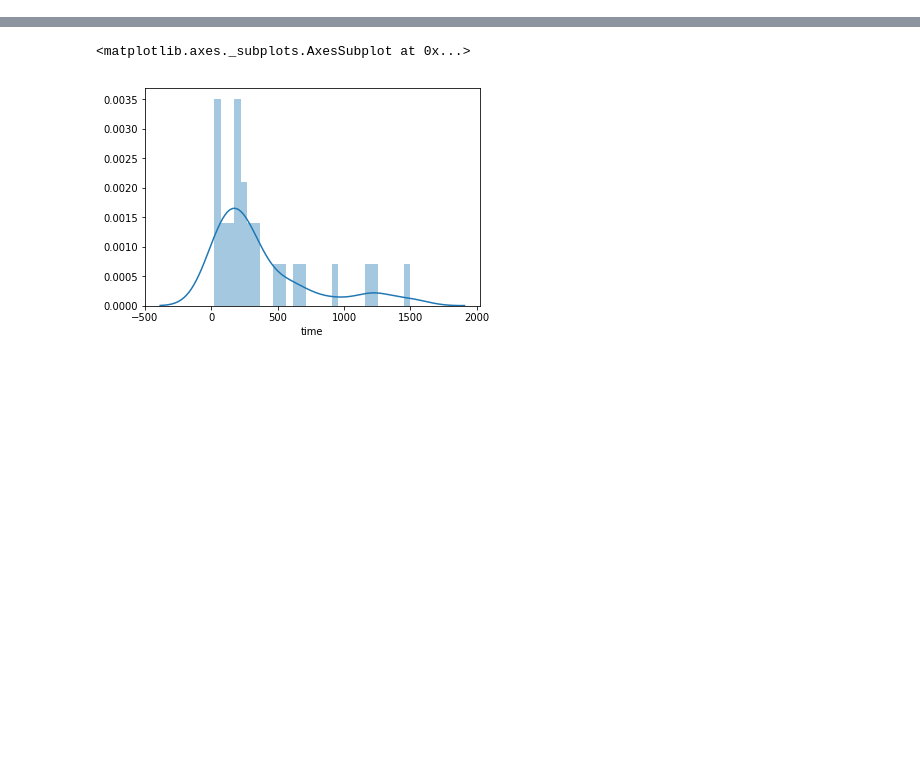
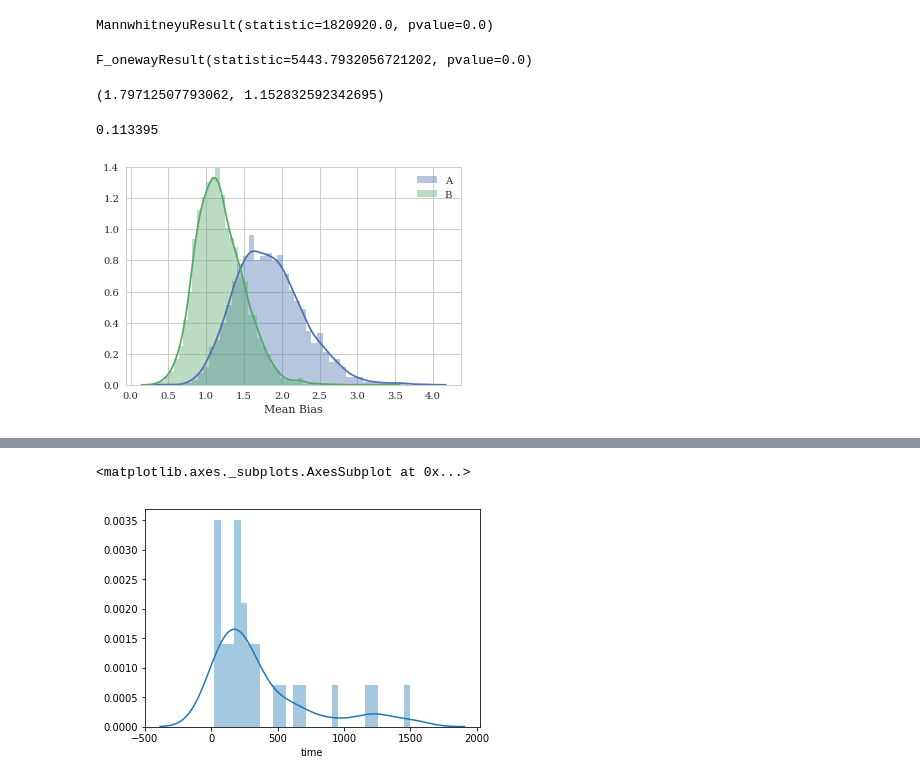
Before and after one commit to nandanrao/perceived-bargaining, a Jupyter notebook: experiments/slow-fast.ipynb, the cells around one changed output, grey strips where cells are left out. Cells and saved outputs as stored; diff of their text form; code cells hidden in the pictures; blank space fills up the shorter version.

```diff
--- a/experiments/slow-fast.ipynb
+++ b/experiments/slow-fast.ipynb
@@ -100,0 +99,37 @@ MannwhitneyuResult(statistic=317.5, pvalue=0.080049587162322633)
+# %%
+eps_all = pd.read_csv('eps.all.csv')
+means = pd.read_csv('eps.sampled.csv')
+means = means.rename(columns = {'mean_epsilon.1': 'B', 'mean_epsilon.2': 'A'})
+# %%
+mannwhitneyu(means.A, means.B)
+# %% [output]
+MannwhitneyuResult(statistic=1820920.0, pvalue=0.0)
+# %%
+f_oneway(means.A, means.B)
+# %% [output]
+F_onewayResult(statistic=5443.7932056721202, pvalue=0.0)
+# %%
+np.median(means.A), np.median(means.B)
+# %% [output]
+(1.79712507793062, 1.152832592342695)
+# %%
+def foo(N):
+    a = np.random.choice(means.A, N)
+    b = np.random.choice(means.B, N)
+    return ((b - a) > 0).sum()/N
+
+foo(1000000)
+# %% [output]
+0.113395
+# %%
+import matplotlib.pyplot as plt
+
+sns.set(font = 'serif', style = 'whitegrid')
+sns.distplot(means.A, label = 'A')
+sns.distplot(means.B, label = 'B')
+plt.xlabel('Mean Bias')
+plt.legend()
+plt.savefig('mean-bias.pdf')
+plt.show()
+# %% [output]
+[figure, added]
```
Also changed, not shown: parts of 29 cells of this notebook, 25 other files.
